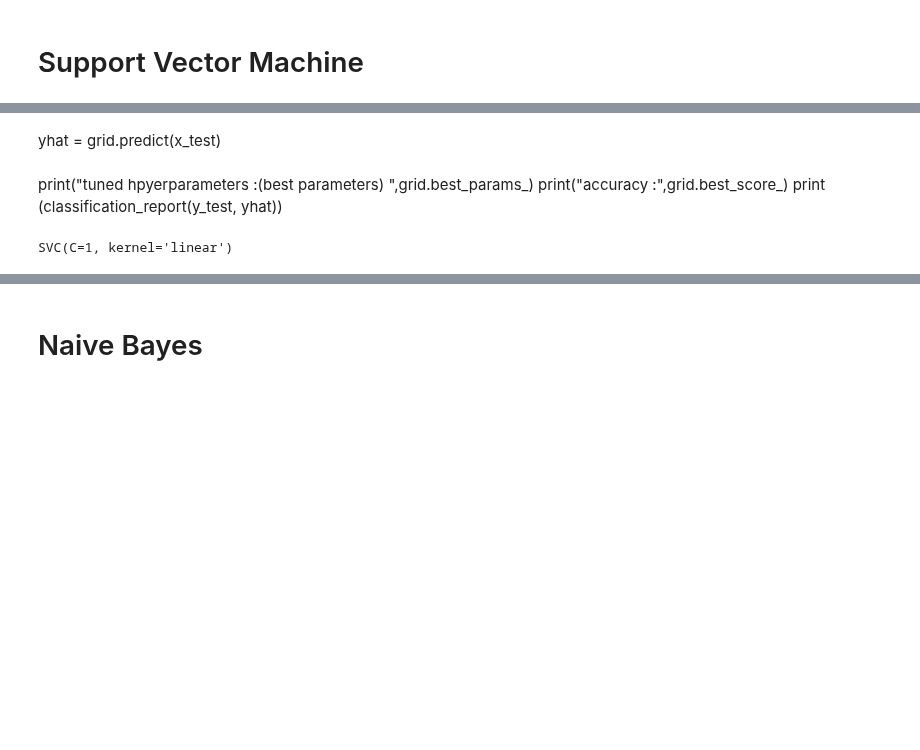
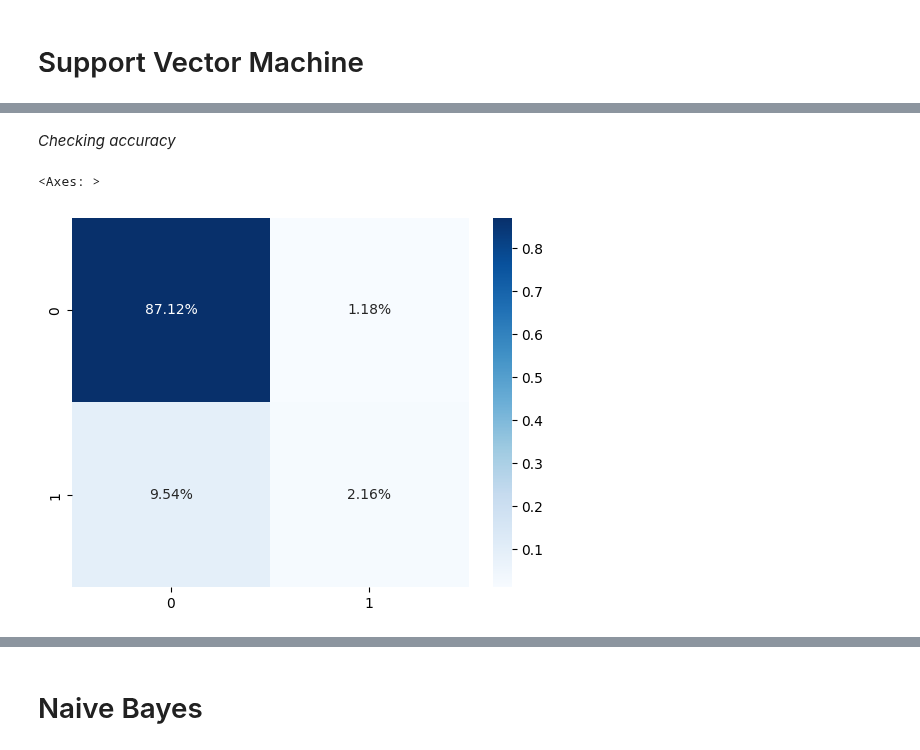
Before and after one commit to adityasngh/Bank-Marketing-Dataset, a Jupyter notebook: Banking Marketing Targets.ipynb, the cells around one changed output, grey strips where cells are left out. Saved outputs shown, nothing was run; the diff lists cells and outputs as text; code cells hidden in the pictures; blank space fills up the shorter version.

Commit message:
Experimenting with diff params in SVC

```diff
--- a/Banking Marketing Targets.ipynb
+++ b/Banking Marketing Targets.ipynb
@@ -331,3 +327,13 @@ weighted avg       0.91      0.92      0.91     45211
 We find that KNearestNeighbors is better at classifying the given dataset basis classification report accuracy
 # %% [markdown]
 # Support Vector Machine
+# %%
+SVM_df = svm.SVC()
+# %%
+# ,'poly','sigmoid'
+parameters_grid_SVC = {'kernel':('linear', 'rbf'),
+              'C' : [0.1, 1, 10],
+              }
+# %%
+clf = GridSearchCV(SVM_df, parameters_grid_SVC, n_jobs=-1)
+clf.fit(x_train, y_train)
@@ -334,2 +347,3 @@ We find that KNearestNeighbors is better at classifying the given dataset basis
 # %%
-SVM_df = svm.SVC(kernel='linear', C=1)
+SVM_df = svm.SVC(kernel='linear', C=0.1)
+SVM_df.fit(x_train, y_train)
@@ -343,12 +352,11 @@ grid.fit(x_train, y_train)
-# %% [markdown]
-yhat = grid.predict(x_test)
-# %% [markdown]
-print("tuned hpyerparameters :(best parameters) ",grid.best_params_)
-print("accuracy :",grid.best_score_)
-print (classification_report(y_test, yhat))
-# %%
-SVM_df.fit(x_train, y_train)
-# %% [output]
-SVC(C=1, kernel='linear')
 # %%
 yhat = SVM_df.predict(x_test)
+# %% [markdown]
+*Checking accuracy*
+# %%
+# Confusion matrix
+cf_matrix = confusion_matrix(y_test, yhat)
+sns.heatmap(cf_matrix / np.sum(cf_matrix), cmap = 'Blues', annot = True, fmt='.2%')
+# %% [output]
+<Axes: >
+[figure, added]
```
Also changed, not shown: parts of 9 cells of this notebook.
